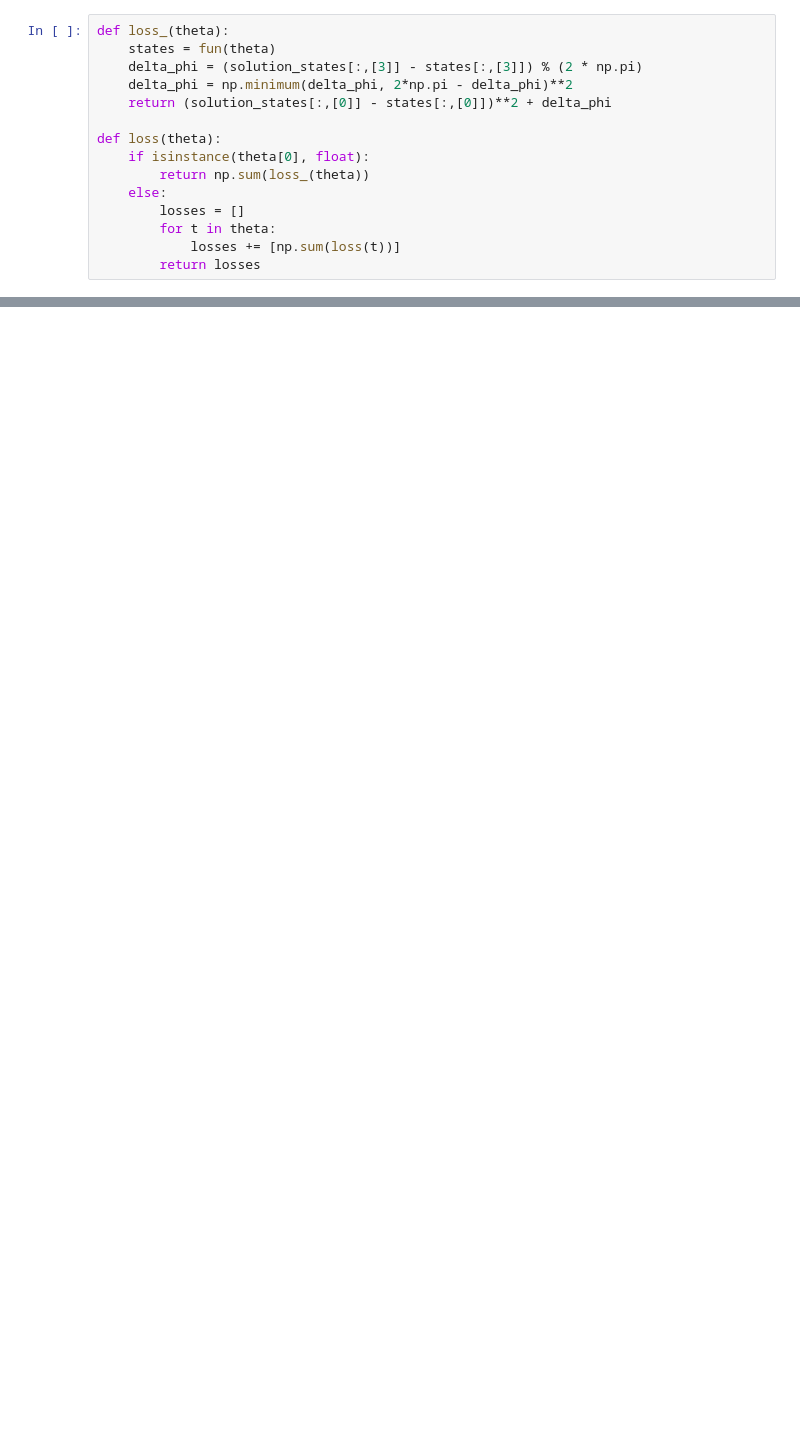
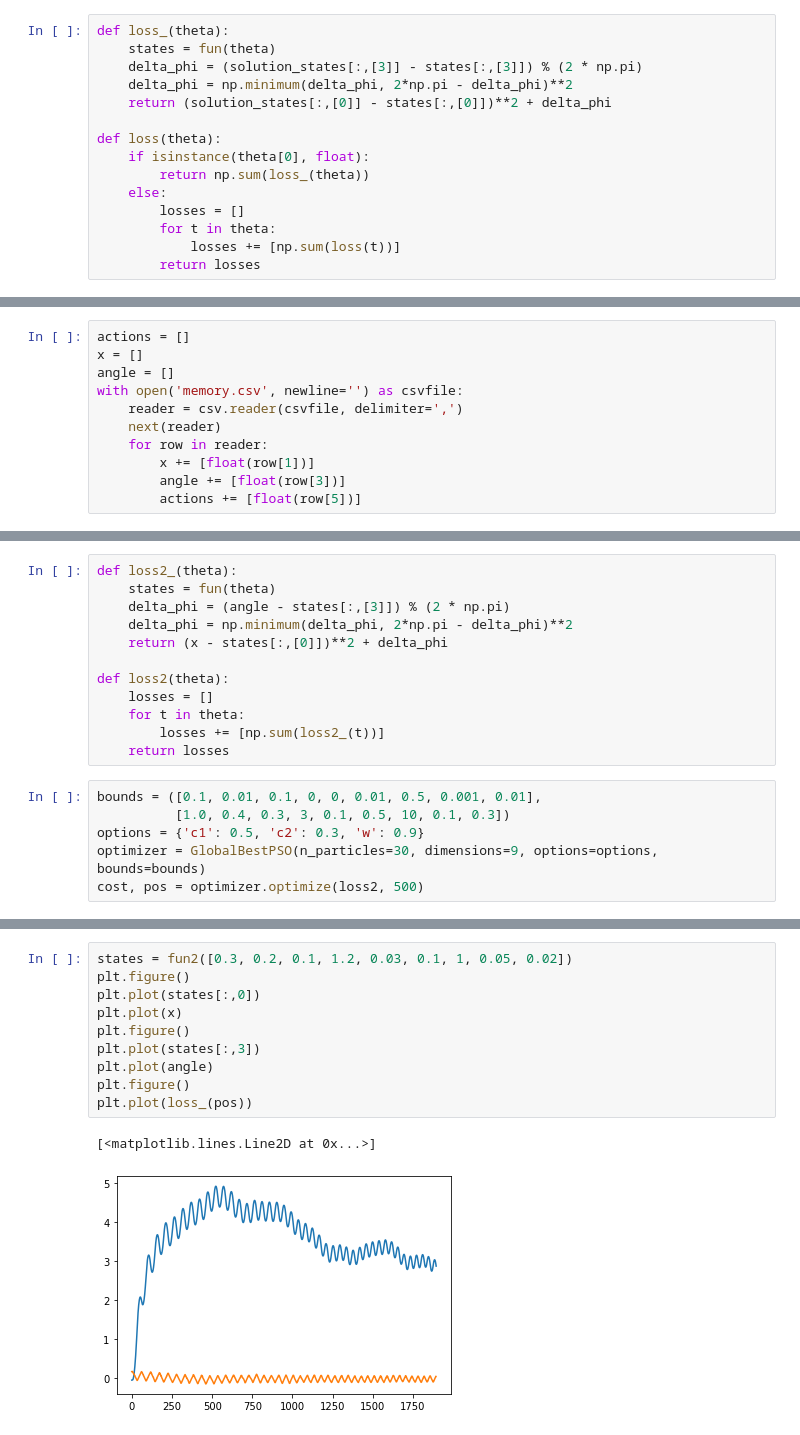
Before and after one commit to bastitx/cartpole_rl, a Jupyter notebook: param_fit.ipynb, the cells around one changed output, grey strips where cells are left out. Saved outputs shown, nothing was run; the diff lists cells and outputs as text; blank space fills up the shorter version.

```diff
--- a/param_fit.ipynb
+++ b/param_fit.ipynb
@@ -111,0 +120,11 @@ TypeError: loss() takes 1 positional argument but 2 were given
+# %%
+actions = []
+x = []
+angle = []
+with open('memory.csv', newline='') as csvfile:
+    reader = csv.reader(csvfile, delimiter=',')
+    next(reader)
+    for row in reader:
+        x += [float(row[1])]
+        angle += [float(row[3])]
+        actions += [float(row[5])]
@@ -111,0 +157,18 @@ TypeError: loss() takes 1 positional argument but 2 were given
+# %%
+def loss2_(theta):
+    states = fun(theta)
+    delta_phi = (angle - states[:,[3]]) % (2 * np.pi)
+    delta_phi = np.minimum(delta_phi, 2*np.pi - delta_phi)**2
+    return (x - states[:,[0]])**2 + delta_phi
+
+def loss2(theta):
+    losses = []
+    for t in theta:
+        losses += [np.sum(loss2_(t))]
+    return losses
+# %%
+bounds = ([0.1, 0.01, 0.1, 0, 0, 0.01, 0.5, 0.001, 0.01],
+          [1.0, 0.4, 0.3, 3, 0.1, 0.5, 10, 0.1, 0.3])
+options = {'c1': 0.5, 'c2': 0.3, 'w': 0.9}
+optimizer = GlobalBestPSO(n_particles=30, dimensions=9, options=options, bounds=bounds)
+cost, pos = optimizer.optimize(loss2, 500)
@@ -111,0 +193,13 @@ TypeError: loss() takes 1 positional argument but 2 were given
+# %%
+states = fun2([0.3, 0.2, 0.1, 1.2, 0.03, 0.1, 1, 0.05, 0.02])
+plt.figure()
+plt.plot(states[:,0])
+plt.plot(x)
+plt.figure()
+plt.plot(states[:,3])
+plt.plot(angle)
+plt.figure()
+plt.plot(loss_(pos))
+# %% [output]
+[<matplotlib.lines.Line2D at 0x...>]
+[figure, added]
```
Also changed, not shown: parts of 13 cells of this notebook.
